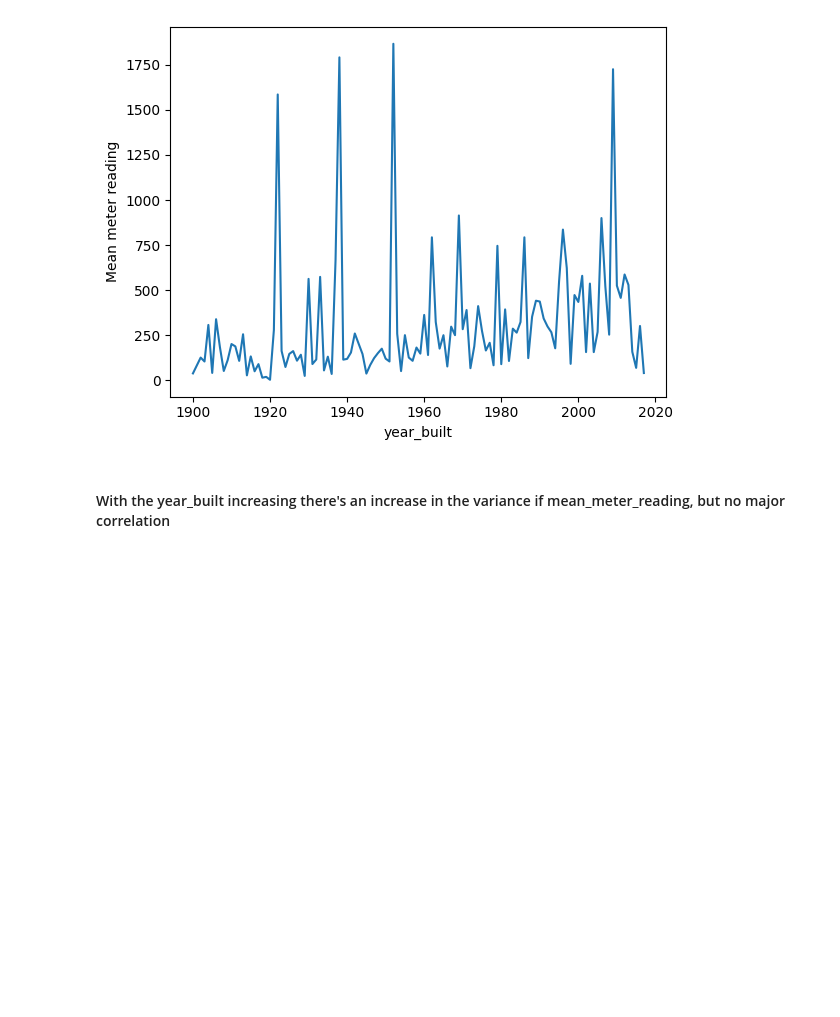
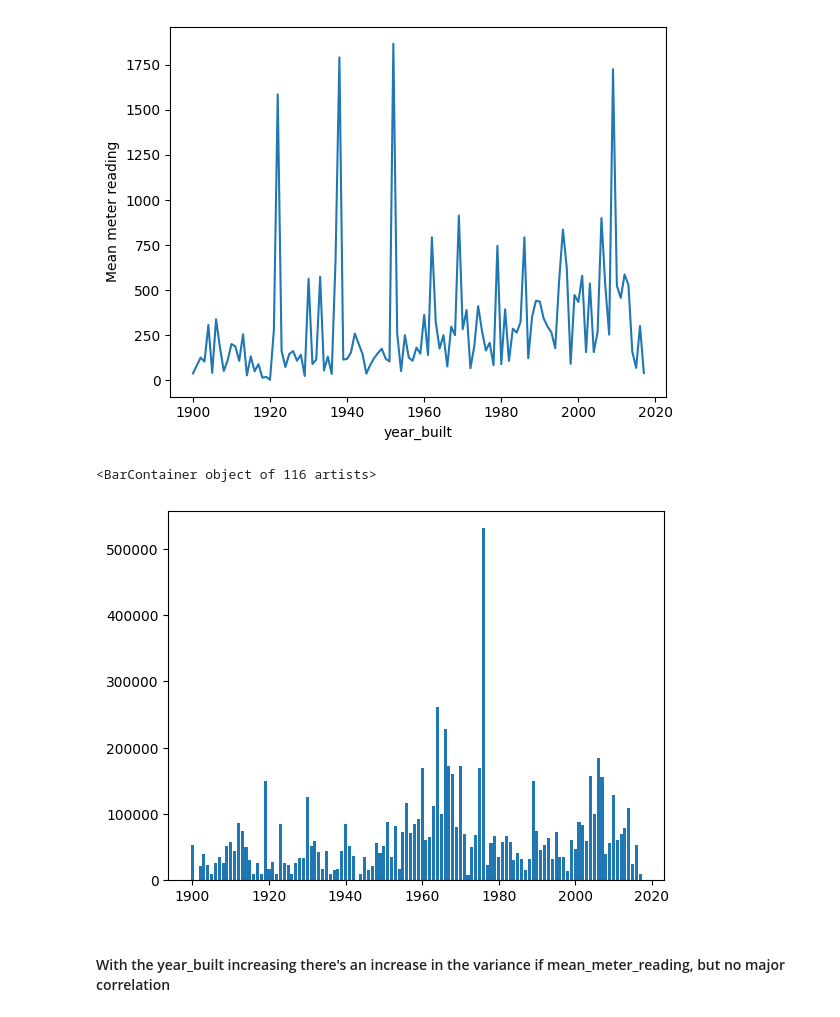
Before and after one commit to sharad5/EnergyPrediction-ASHRAE, a Jupyter notebook: code/EDA + Data Treatment (Sharad).ipynb, the cells around one changed output. Saved outputs shown, nothing was run; the diff lists cells and outputs as text; code cells hidden in the pictures; blank space fills up the shorter version.

```diff
--- a/code/EDA + Data Treatment (Sharad).ipynb
+++ b/code/EDA + Data Treatment (Sharad).ipynb
@@ -302,6 +294,12 @@ sns.boxplot(x='meter', y='meter_reading', data=train, showfliers=False);
 train.groupby('year_built')['meter_reading'].mean().plot().set_ylabel('Mean meter reading');
 # %% [output]
 [figure]
+# %%
+tmp = train.groupby('year_built').agg(c=("building_id", "count"))
+plt.bar(tmp.index, tmp['c'])
+# %% [output]
+<BarContainer object of 116 artists>
+[figure, added]
 # %% [markdown]
 #### With the year_built increasing there's an increase in the variance if mean_meter_reading, but no major correlation
 # %%
```
Also changed, not shown: parts of 30 cells of this notebook.
